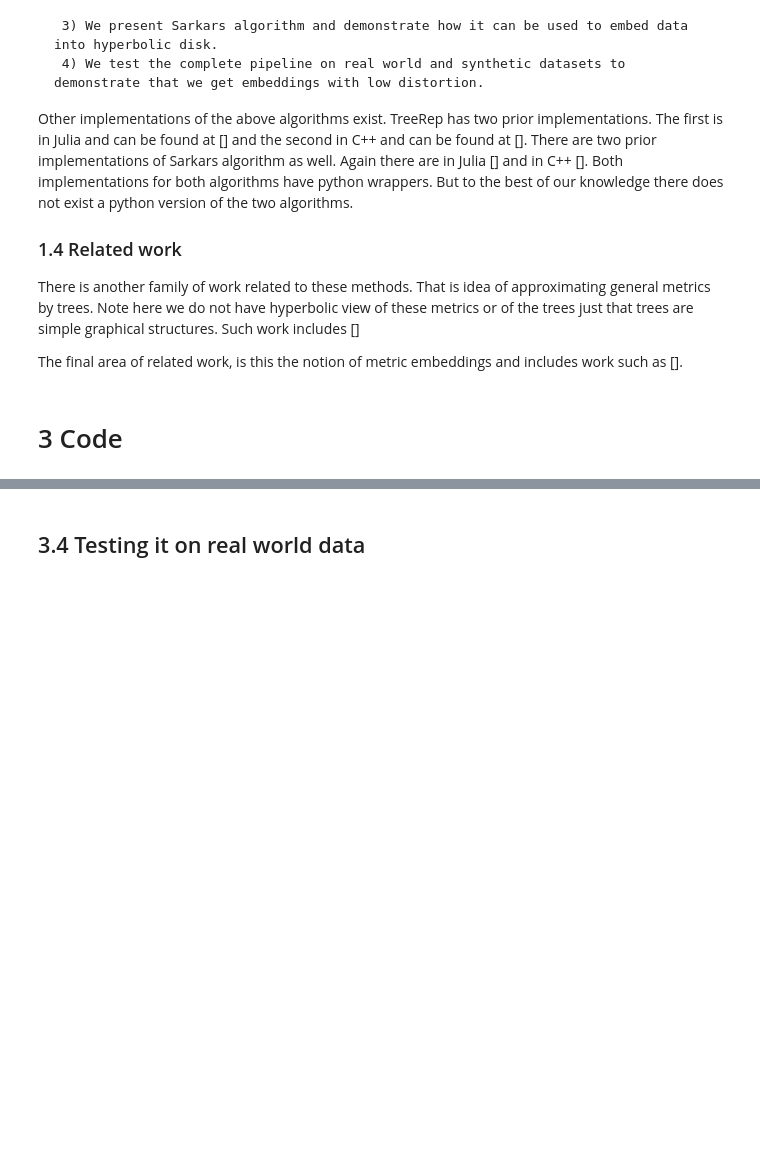
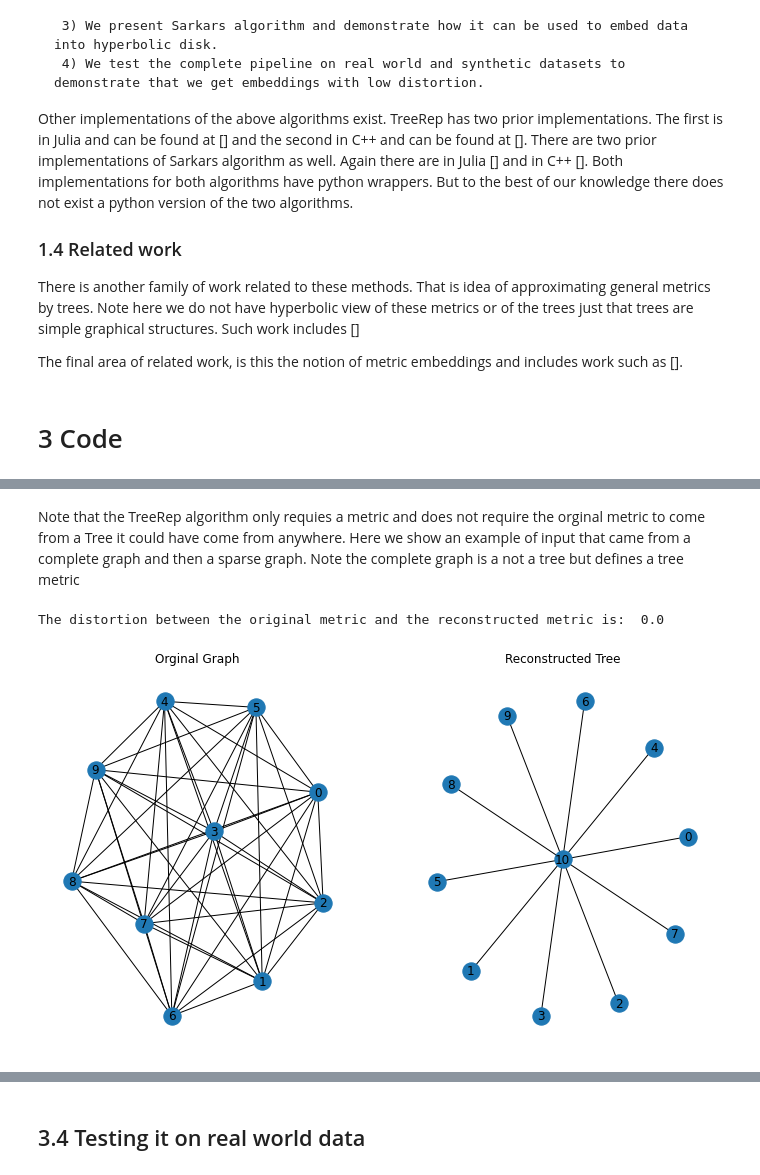
Before and after one commit to geomstats/challenge-iclr-2022, a Jupyter notebook: rsonthal_xfcui/TreeEmbeddings.ipynb, the cells around one changed output, grey strips where cells are left out. Drawn from its saved outputs; the diff is of its cells as text; code cells hidden in the pictures; blank space fills up the shorter version.

```diff
--- a/rsonthal_xfcui/TreeEmbeddings.ipynb
+++ b/rsonthal_xfcui/TreeEmbeddings.ipynb
@@ -77,0 +107,25 @@ Embedding trees
+# %% [markdown]
+Note that the TreeRep algorithm only requies a metric and does not require the orginal metric to come from a Tree it could have come from anywhere. Here we show an example of input that came from a complete graph and then a sparse graph. Note the complete graph is a not a tree but defines a tree metric
+# %%
+n = 10
+G = nx.complete_graph(n)
+for e in G.edges():
+    G[e[0]][e[1]]['weight'] = 1
+d = nx.algorithms.shortest_paths.dense.floyd_warshall(G)
+D = gs.zeros((n,n))
+for i in range(n):
+  for j in range(n):
+    D[i,j] = d[i][j]
+T = TreeSpace.TreeSpace(d = D)
+print("The distortion between the original metric and the reconstructed metric is: ",T.distortion())
+print()
+
+fig, ax = plt.subplots(1, 2, figsize=(12, 7))
+nx.draw(G, ax = ax[0], with_labels = True, pos=nx.spring_layout(G, weight='weight'))
+nx.draw(T.T.G, ax = ax[1], with_labels = True, pos=nx.spring_layout(T.T.G, weight='weight'))
+
+ax[0].set_title("Orginal Graph")
+ax[1].set_title("Reconstructed Tree");
+# %% [output]
+The distortion between the original metric and the reconstructed metric is:  0.0
+[figure, added]
```
Also changed, not shown: parts of 37 cells of this notebook, 6 other files.
